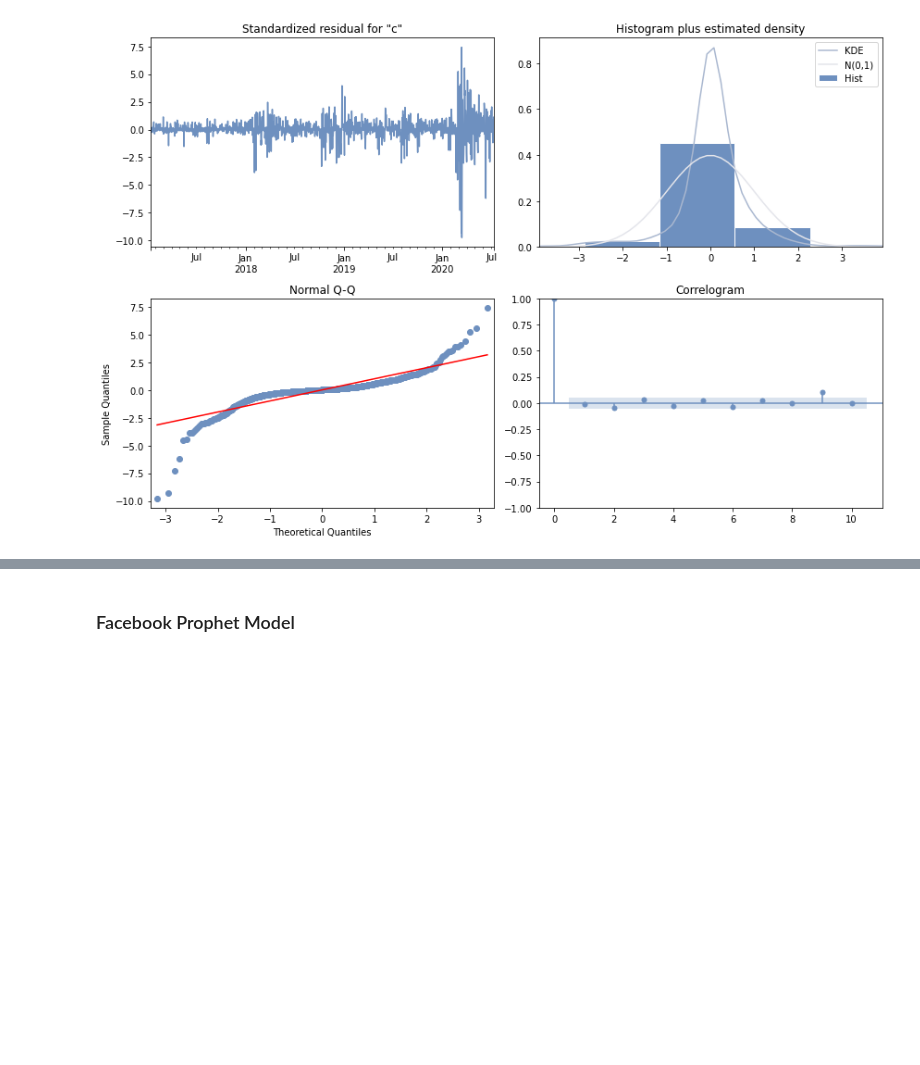
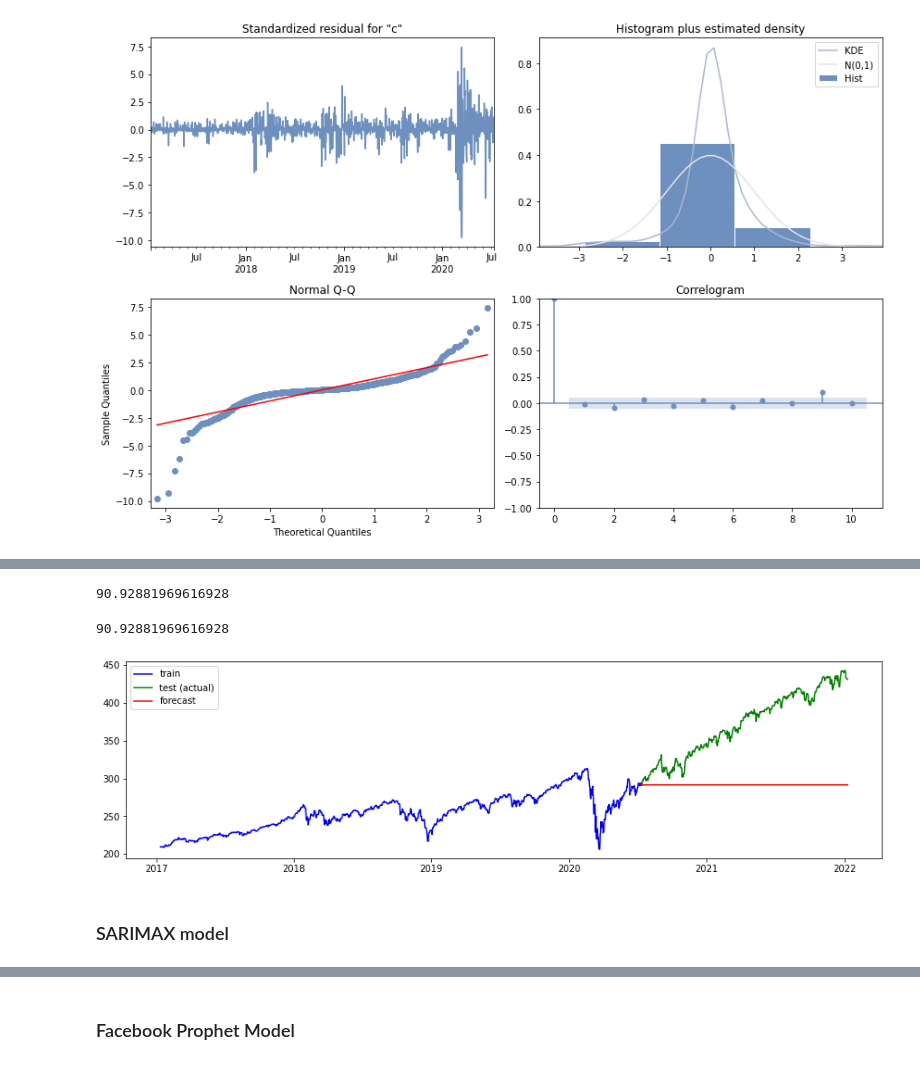
Before and after one commit to j-vasquez21/Stock-Forecasting, a Jupyter notebook: first_notebook.ipynb, the cells around one changed output, grey strips where cells are left out. Cells and saved outputs as stored; diff of their text form; code cells hidden in the pictures; blank space fills up the shorter version.

```diff
--- a/first_notebook.ipynb
+++ b/first_notebook.ipynb
@@ -600,0 +676,4 @@ preds = arima_model_a.forecast(365*5, alpha=0.05)
+# %%
+# predictions for next 548 days
+steps = 548
+fc = arima_model.forecast(steps)
@@ -600,0 +728,5 @@ preds = arima_model_a.forecast(365*5, alpha=0.05)
+# %%
+# compare between forecasted 548 days and the actual 548 days which are the test data
+mean_squared_error(VFIAX_test,fc,squared=False)
+# %% [output]
+90.92881969616928
@@ -600,0 +737,15 @@ preds = arima_model_a.forecast(365*5, alpha=0.05)
+# %%
+find_rmse(arima_model,VFIAX_test)
+# %% [output]
+90.92881969616928
+# %%
+plt.figure(figsize=(15,4))
+plt.plot(VFIAX_train,c="blue",label='train')
+plt.plot(VFIAX_test,c='green',label='test (actual)')
+plt.plot(fc, c='red',label='forecast')
+plt.legend()
+plt.show()
+# %% [output]
+[figure, added]
+# %% [markdown]
+### SARIMAX model
```
Also changed, not shown: parts of 53 cells of this notebook, 13 other files.
